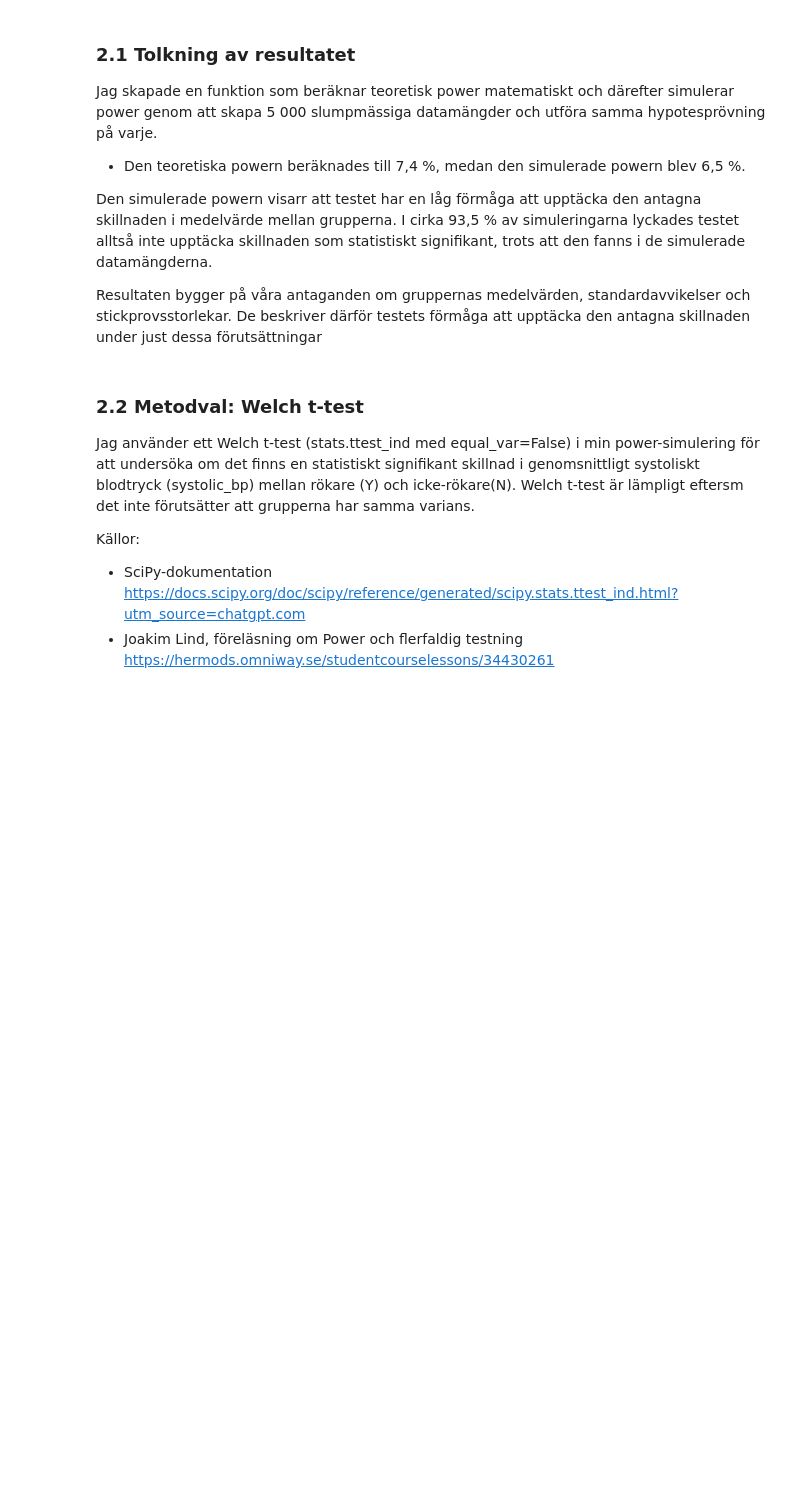
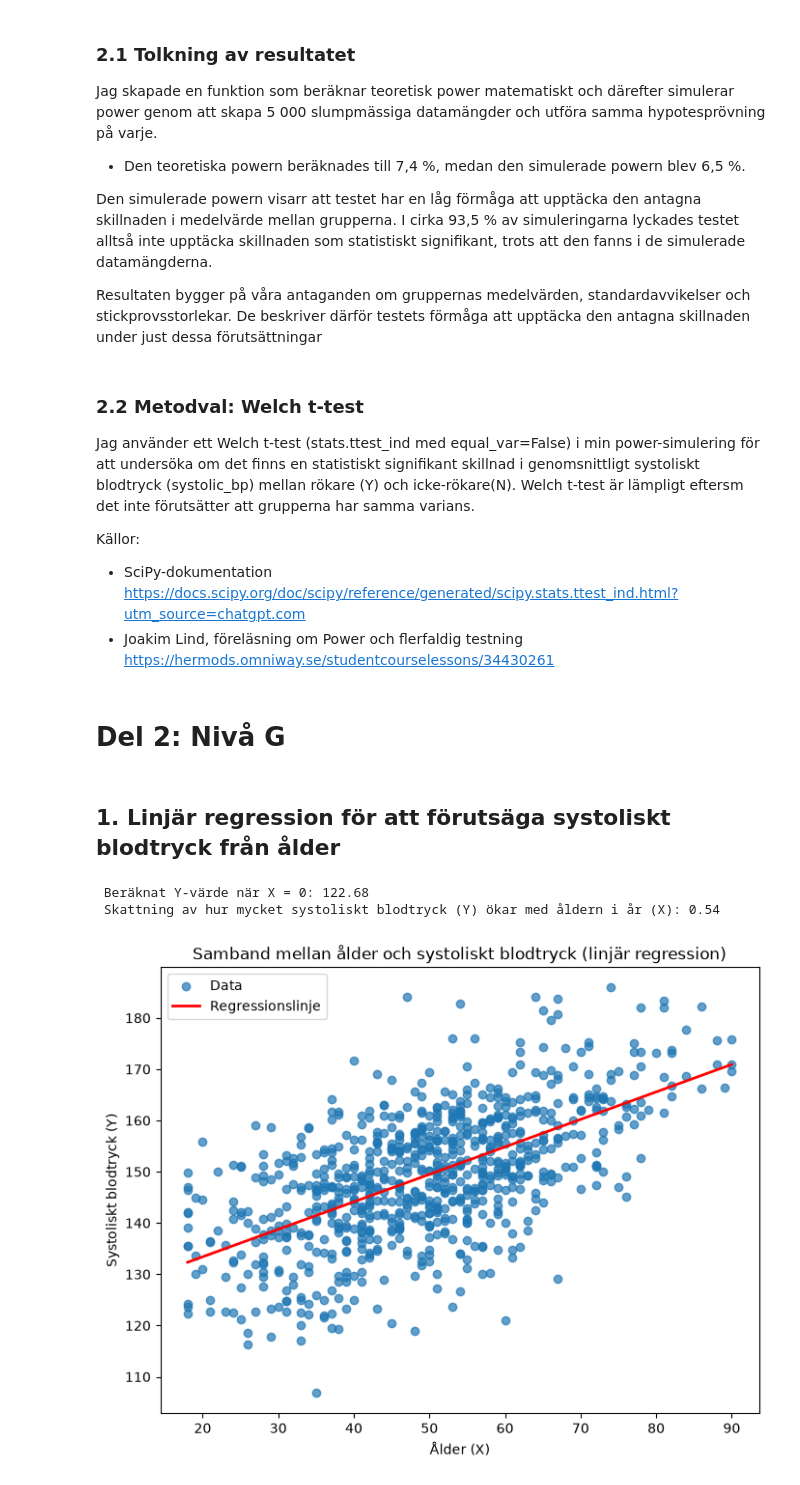
Before and after one commit to imadbensaidwork-design/individuell_inl-mningsuppgift_del1, a Jupyter notebook: notebooks/report.ipynb, the cells around one changed output. Saved outputs shown, nothing was run; the diff lists cells and outputs as text; code cells hidden in the pictures; blank space fills up the shorter version.

Commit message:
Tagit fram linjär regression för samband mellan ålder & systoliskt blodtryck

```diff
--- a/notebooks/report.ipynb
+++ b/notebooks/report.ipynb
@@ -173,3 +173,15 @@ Källor:
 https://docs.scipy.org/doc/scipy/reference/generated/scipy.stats.ttest_ind.html?utm_source=chatgpt.com
 - Joakim Lind, föreläsning om Power och flerfaldig testning
 https://hermods.omniway.se/studentcourselessons/34430261
+# %% [markdown]
+# Del 2: Nivå G
+# %% [markdown]
+## 1. Linjär regression för att förutsäga systoliskt blodtryck från ålder
+# %%
+from src.viz_class import Graphs
+scatter_regression = Graphs(df)
+scatter_regression.linear_regression()
+# %% [output]
+ Beräknat Y-värde när X = 0: 122.68
+ Skattning av hur mycket systoliskt blodtryck (Y) ökar med åldern i år (X): 0.54
+[figure, added]
```
Also changed, not shown: parts of 5 cells of this notebook, 2 other files.
